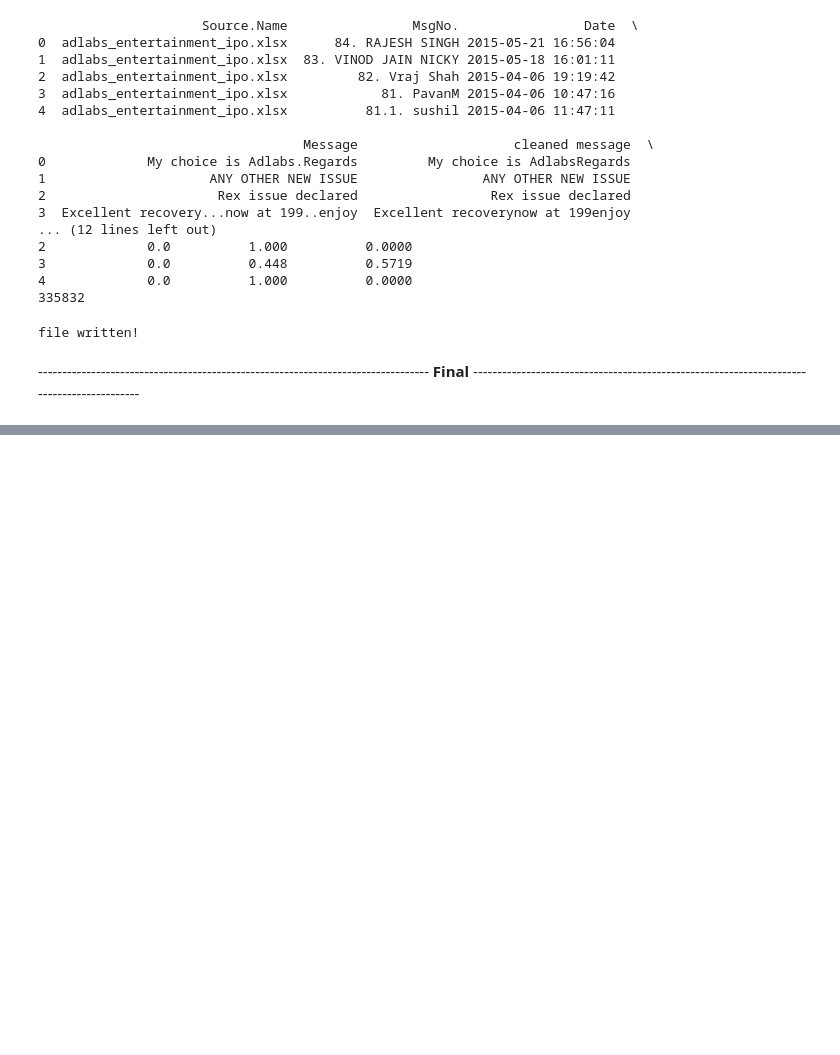
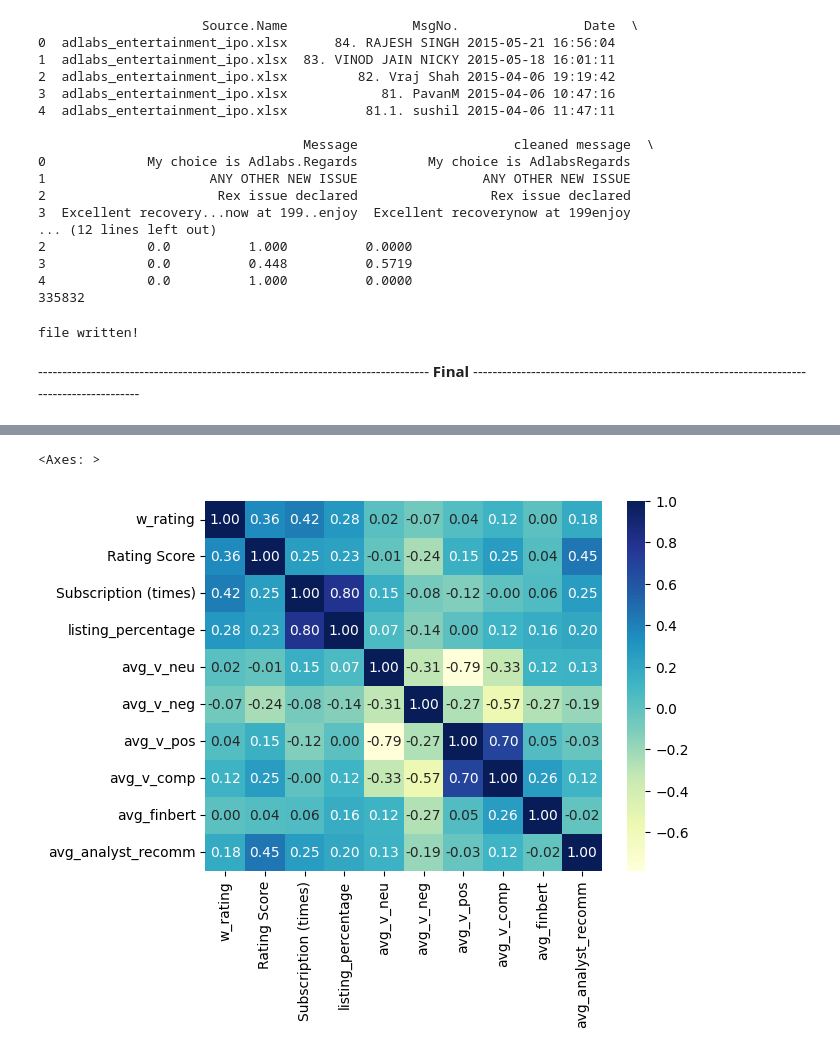
Before and after one commit to hiteshjck/nlp, a Jupyter notebook: Vader_and_BERT.ipynb, the cells around one changed output, grey strips where cells are left out. Saved outputs shown, nothing was run; the diff lists cells and outputs as text; code cells hidden in the pictures; blank space fills up the shorter version.

```diff
--- a/Vader_and_BERT.ipynb
+++ b/Vader_and_BERT.ipynb
@@ -872,0 +1104,6 @@ print(len(rating_df.index))
+# %%
+# correlation
+sb.heatmap(final_df.corr(), cmap="YlGnBu", annot=True, fmt=".2f")
+# %% [output]
+<Axes: >
+[figure, added]
```
Also changed, not shown: parts of 35 cells of this notebook.
